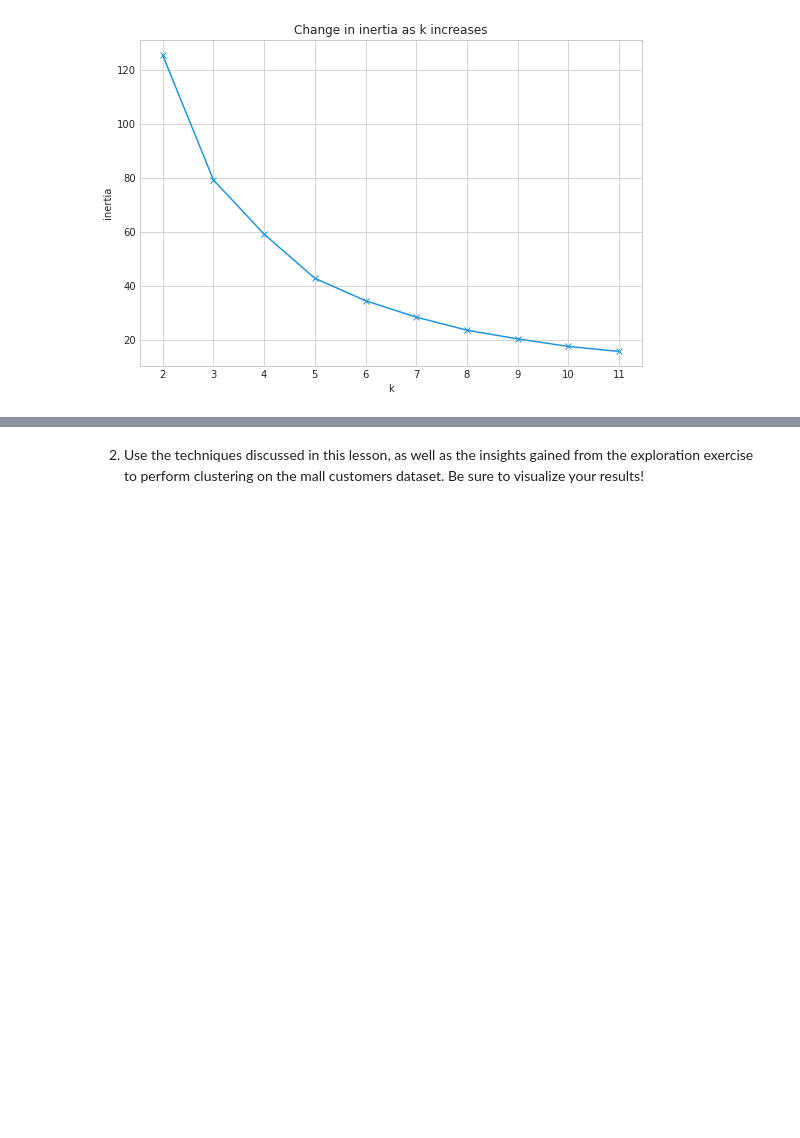
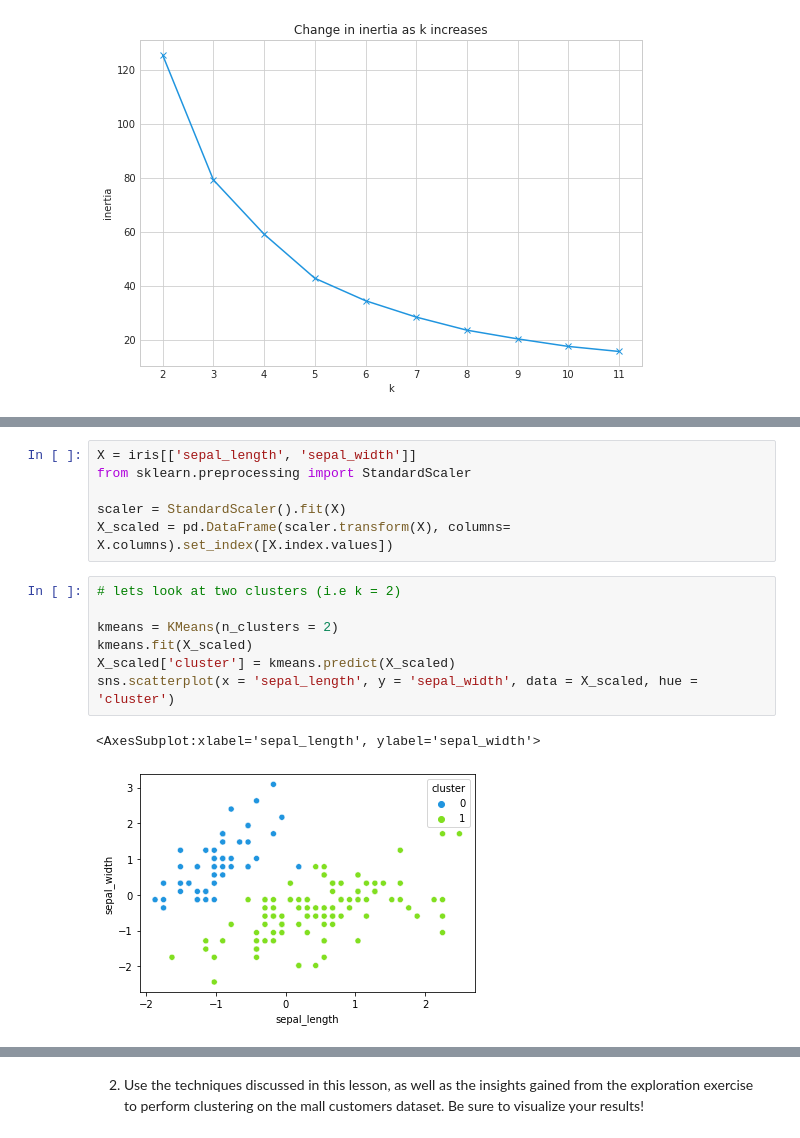
Before and after one commit to ljackson707/clustering-exercises, a Jupyter notebook: modeling.ipynb, the cells around one changed output, grey strips where cells are left out. Drawn from its saved outputs; the diff is of its cells as text; blank space fills up the shorter version.

```diff
--- a/modeling.ipynb
+++ b/modeling.ipynb
@@ -267,0 +428,16 @@ for ax, k in zip(axs.ravel(), range(2, 6)):
+# %%
+X = iris[['sepal_length', 'sepal_width']]
+from sklearn.preprocessing import StandardScaler
+
+scaler = StandardScaler().fit(X)
+X_scaled = pd.DataFrame(scaler.transform(X), columns= X.columns).set_index([X.index.values])
+# %%
+# lets look at two clusters (i.e k = 2)
+
+kmeans = KMeans(n_clusters = 2)
+kmeans.fit(X_scaled)
+X_scaled['cluster'] = kmeans.predict(X_scaled)
+sns.scatterplot(x = 'sepal_length', y = 'sepal_width', data = X_scaled, hue = 'cluster')
+# %% [output]
+<AxesSubplot:xlabel='sepal_length', ylabel='sepal_width'>
+[figure, added]
```
Also changed, not shown: parts of 60 cells of this notebook.
